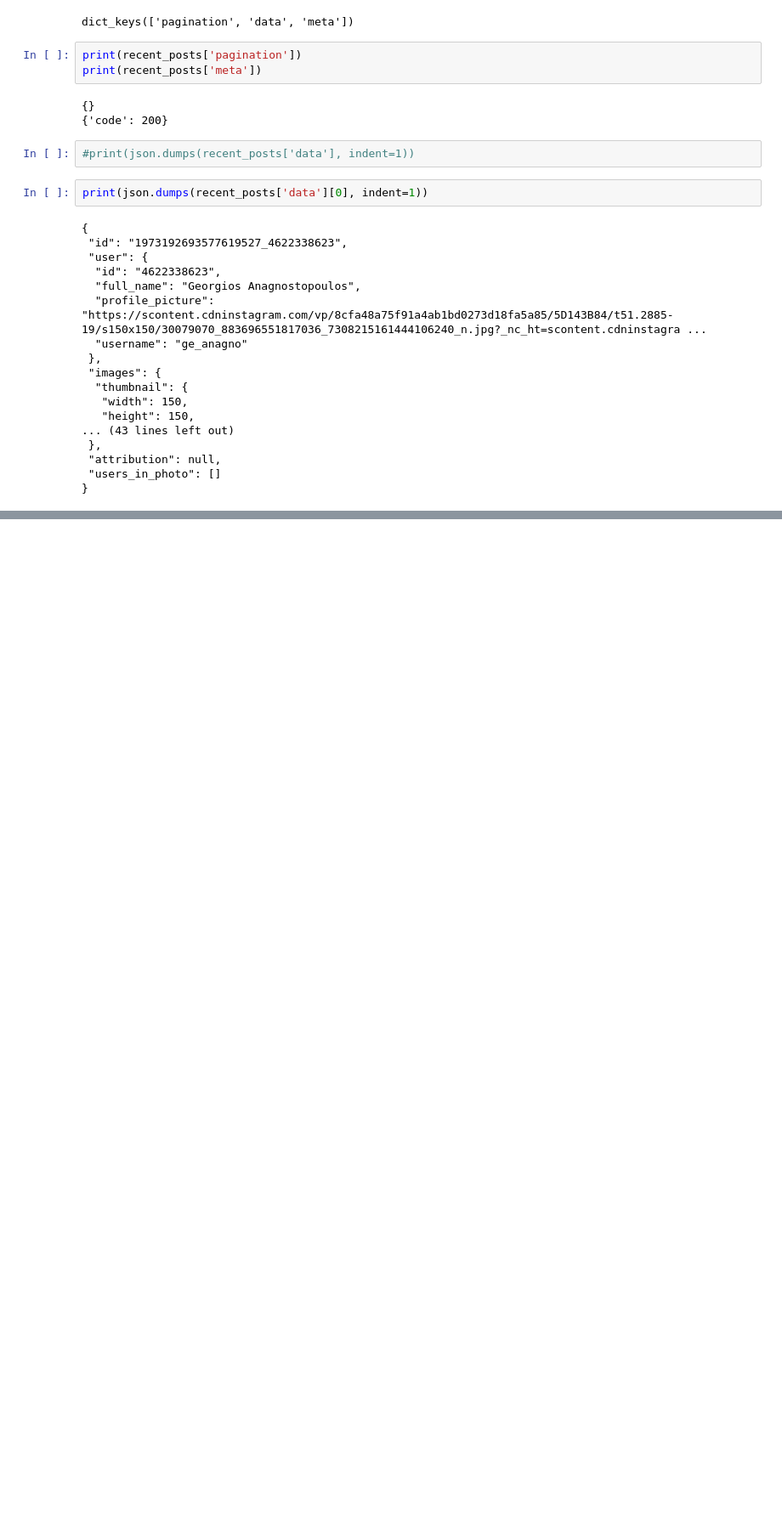
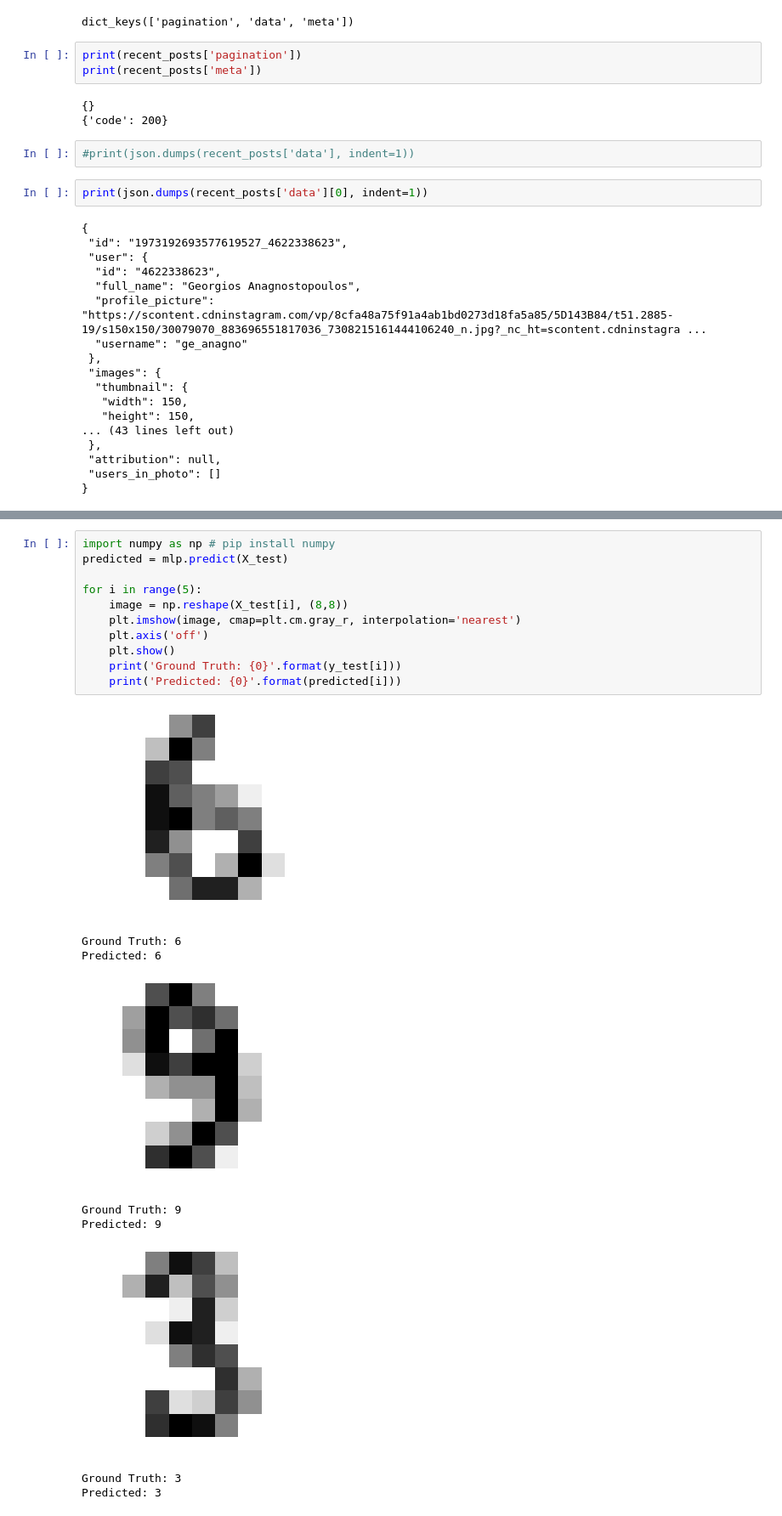
Before and after one commit to GAnagno/Social-Web, a Jupyter notebook: Instagram.ipynb, the cells around one changed output, grey strips where cells are left out. Shown at 85% size. Drawn from its saved outputs; the diff is of its cells as text; blank space fills up the shorter version.

```diff
--- a/Instagram.ipynb
+++ b/Instagram.ipynb
@@ -134,0 +191,21 @@ print(json.dumps(recent_posts['data'][0], indent=1))
+# %%
+import numpy as np # pip install numpy
+predicted = mlp.predict(X_test)
+
+for i in range(5):
+    image = np.reshape(X_test[i], (8,8))
+    plt.imshow(image, cmap=plt.cm.gray_r, interpolation='nearest')
+    plt.axis('off')
+    plt.show()
+    print('Ground Truth: {0}'.format(y_test[i]))
+    print('Predicted: {0}'.format(predicted[i]))
+# %% [output]
+[figure, added]
+Ground Truth: 6
+Predicted: 6
+[figure, added]
+Ground Truth: 9
+Predicted: 9
+[figure, added]
+Ground Truth: 3
+Predicted: 3
```
Also changed, not shown: parts of 4 cells of this notebook.
